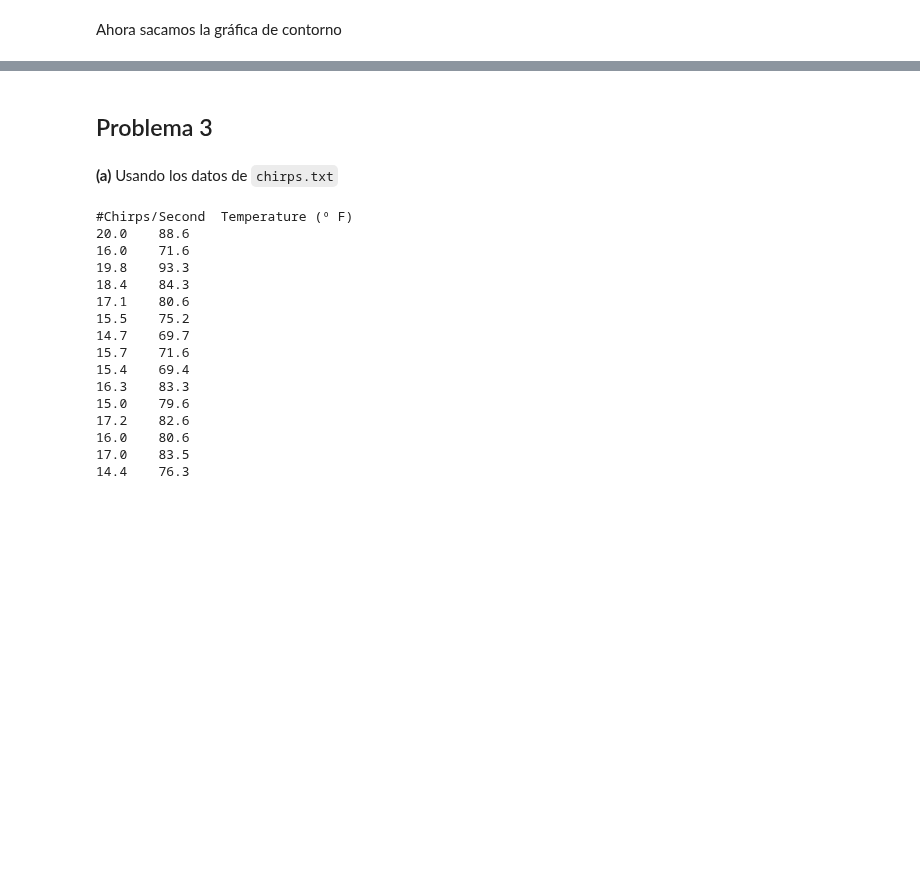
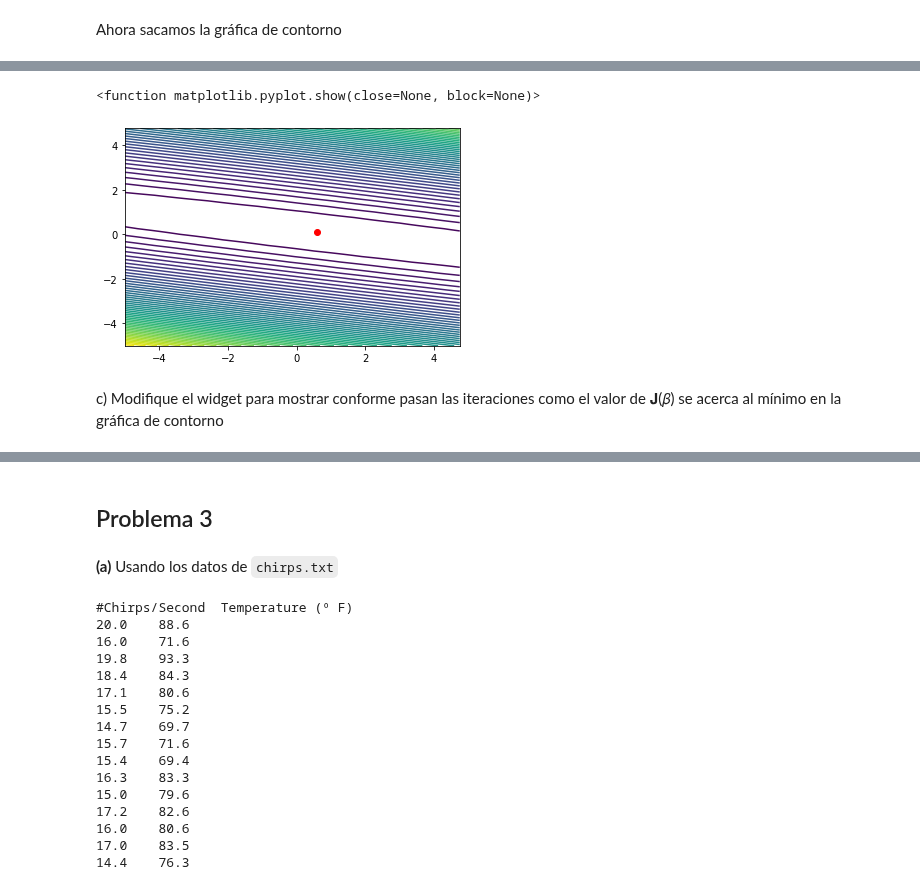
Before and after one commit to Skalas/Matematicas-Computacionales-fall2021, a Jupyter notebook: alumnos/feryarelle/tareas/tareafer1.ipynb, the cells around one changed output, grey strips where cells are left out. Saved outputs shown, nothing was run; the diff lists cells and outputs as text; code cells hidden in the pictures; blank space fills up the shorter version.

```diff
--- a/alumnos/feryarelle/tareas/tareafer1.ipynb
+++ b/alumnos/feryarelle/tareas/tareafer1.ipynb
@@ -240,0 +227,9 @@ Hola profe una discupla ya se me secó el cerebro :( sad lo lamento llevo todo e
+# %%
+plt.contour(BET0, BET1, Z, 50)
+plt.plot(r.beta[0],r.beta[1],"ro")
+plt.show
+# %% [output]
+<function matplotlib.pyplot.show(close=None, block=None)>
+[figure, added]
+# %% [markdown]
+c) Modifique el widget para mostrar conforme pasan las iteraciones como el valor de  𝐉(𝛽)  se acerca al mínimo en la gráfica de contorno
```
Also changed, not shown: parts of 18 cells of this notebook, 15 other files.
